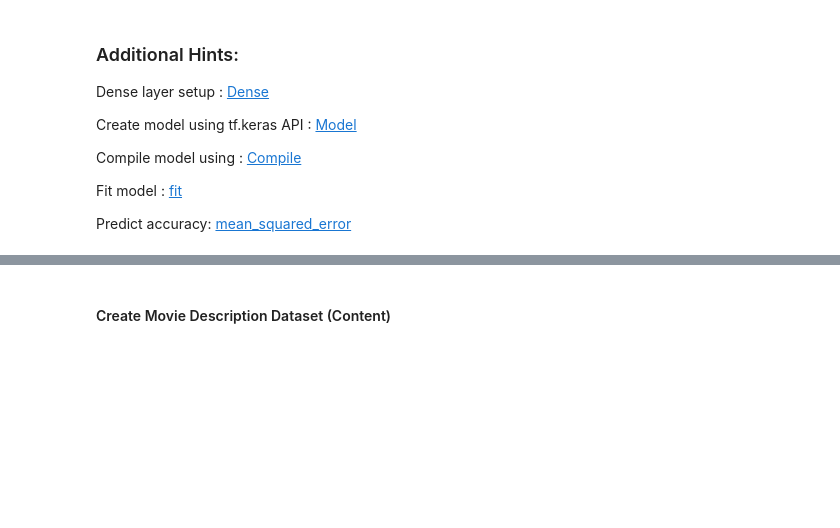
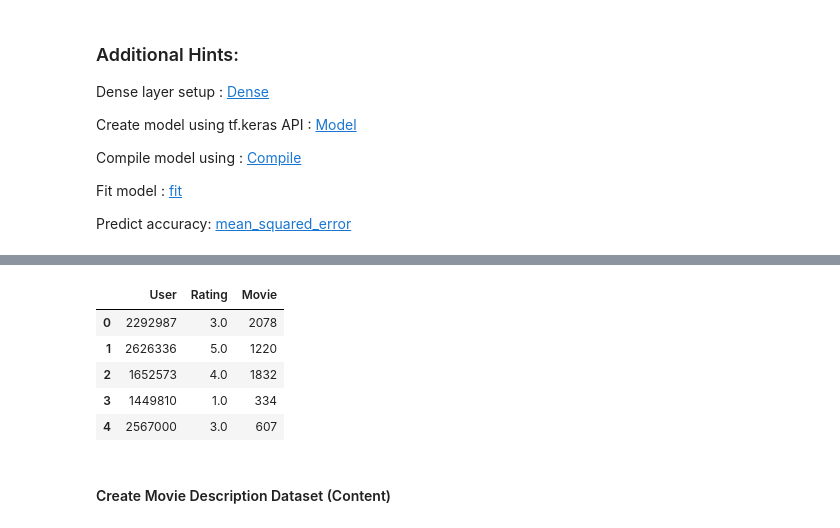
Before and after one commit to yegorkryukov/springboard, a Jupyter notebook: 17.4.1-recommendation-systems-mini-project/Mini_Project_Recommendation_Systems.ipynb, the cells around one changed output, grey strips where cells are left out. Drawn from its saved outputs; the diff is of its cells as text; code cells hidden in the pictures; blank space fills up the shorter version.

```diff
--- a/17.4.1-recommendation-systems-mini-project/Mini_Project_Recommendation_Systems.ipynb
+++ b/17.4.1-recommendation-systems-mini-project/Mini_Project_Recommendation_Systems.ipynb
@@ -915,6 +990,14 @@ __Your Turn:__ Fill in the necessary blank code snippets in the following sectio
 # %%
 # ceate a copy of the filtered data frame
 df_filtered_cp = df_filtered.copy(deep=True)
+df_filtered_cp.head()
+# %% [output]
+|  | User | Rating | Movie |
+| 0 | 2292987 | 3.0 | 2078 |
+| 1 | 2626336 | 5.0 | 1220 |
+| 2 | 1652573 | 4.0 | 1832 |
+| 3 | 1449810 | 1.0 | 334 |
+| 4 | 2567000 | 3.0 | 607 |
 # %%
 # Create user- & movie-id mapping
 user_id_mapping = {id:i for i, id in enumerate(df_filtered_cp['User'].unique())}
```
Also changed, not shown: parts of 34 cells of this notebook.
